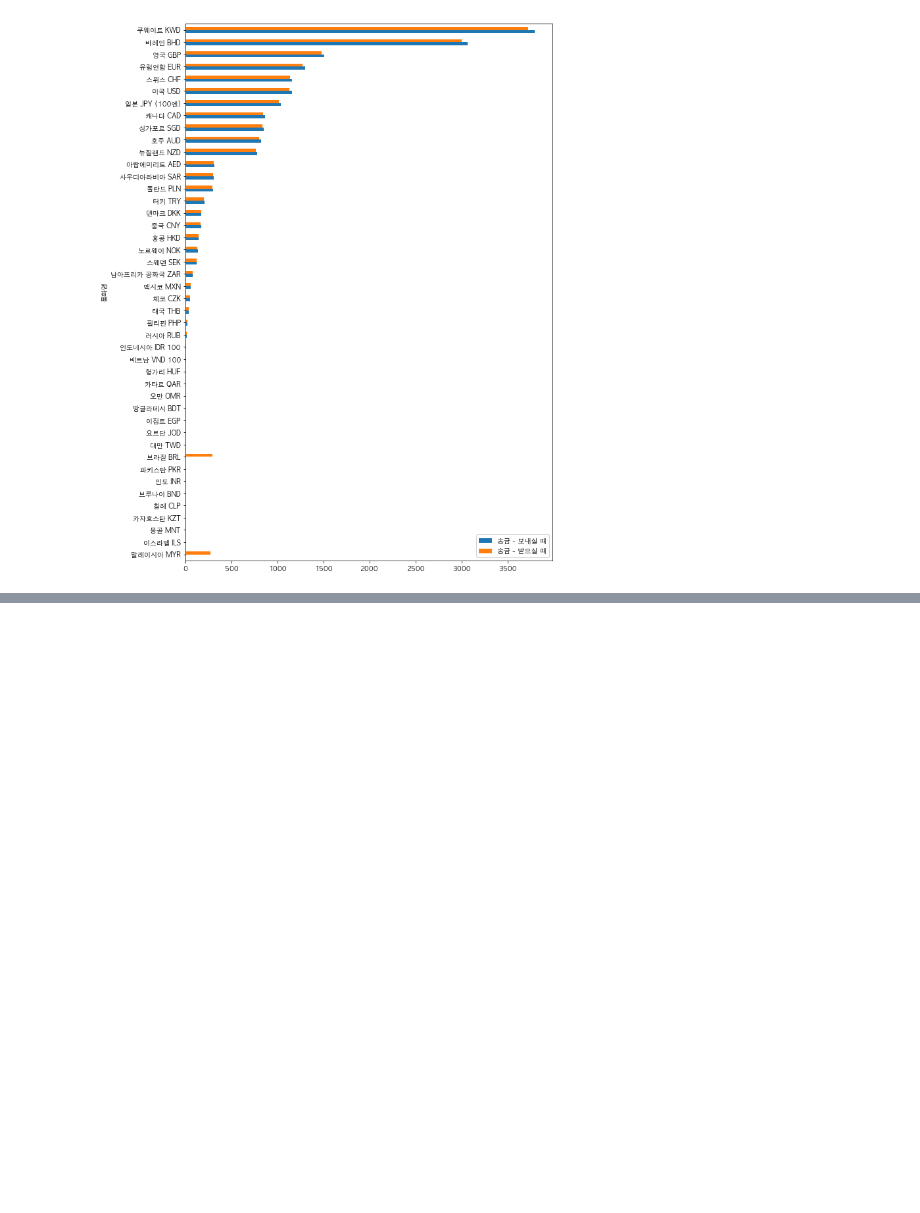
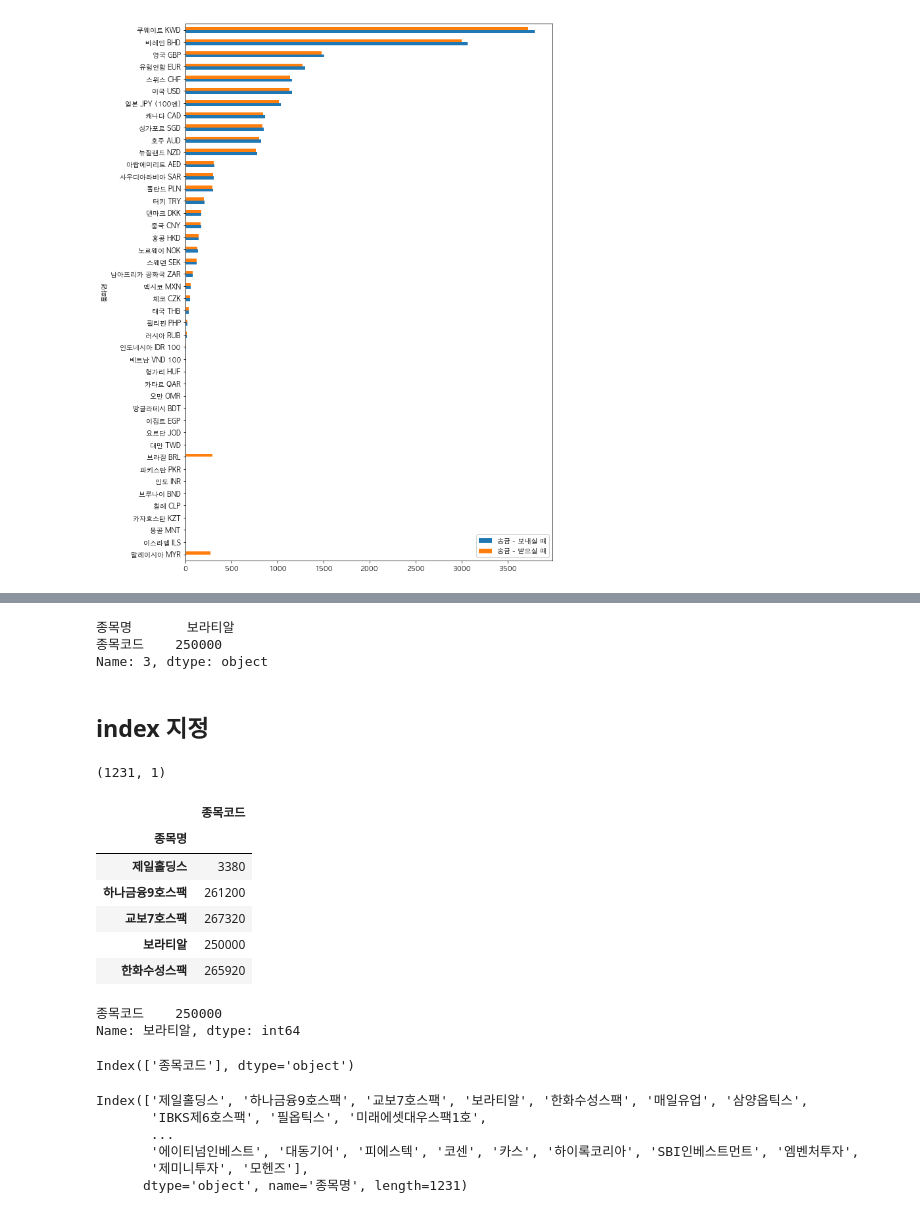
Before and after one commit to CodingSta/demo-ls-201904-pandas, a Jupyter notebook: Pandas 01.ipynb, the cells around one changed output, grey strips where cells are left out. Cells and saved outputs as stored; diff of their text form; code cells hidden in the pictures; blank space fills up the shorter version.

```diff
--- a/Pandas 01.ipynb
+++ b/Pandas 01.ipynb
@@ -65,0 +143,40 @@ df2[names].plot(kind='barh', figsize=(10, 15))
+# %%
+df.loc[3]
+# %% [output]
+종목명       보라티알
+종목코드    250000
+Name: 3, dtype: object
+# %% [markdown]
+## index 지정
+# %%
+df = pd.read_csv(코스닥_csv_url, index_col='종목명')
+print(df.shape)
+df.head()  # 상위 5행
+# %% [output]
+(1231, 1)
+|  | 종목코드 |
+| 종목명 |  |
+| 제일홀딩스 | 3380 |
+| 하나금융9호스팩 | 261200 |
+| 교보7호스팩 | 267320 |
+| 보라티알 | 250000 |
+| 한화수성스팩 | 265920 |
+# %%
+# df2 = df.set_index('종목명')
+df.loc['보라티알']
+# %% [output]
+종목코드    250000
+Name: 보라티알, dtype: int64
+# %%
+df.columns
+# %% [output]
+Index(['종목코드'], dtype='object')
+# %%
+df.index
+# %% [output]
+Index(['제일홀딩스', '하나금융9호스팩', '교보7호스팩', '보라티알', '한화수성스팩', '매일유업', '삼양옵틱스',
+       'IBKS제6호스팩', '필옵틱스', '미래에셋대우스팩1호',
+       ...
+       '에이티넘인베스트', '대동기어', '피에스텍', '코센', '카스', '하이록코리아', 'SBI인베스트먼트', '엠벤처투자',
+       '제미니투자', '모헨즈'],
+      dtype='object', name='종목명', length=1231)
```
Also changed, not shown: parts of 14 cells of this notebook.
